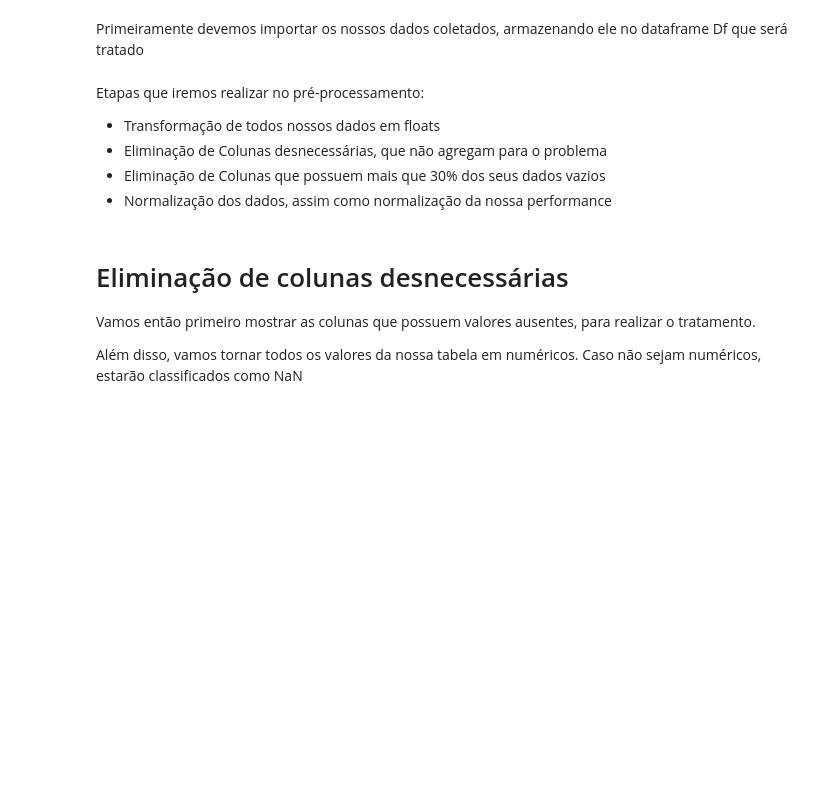
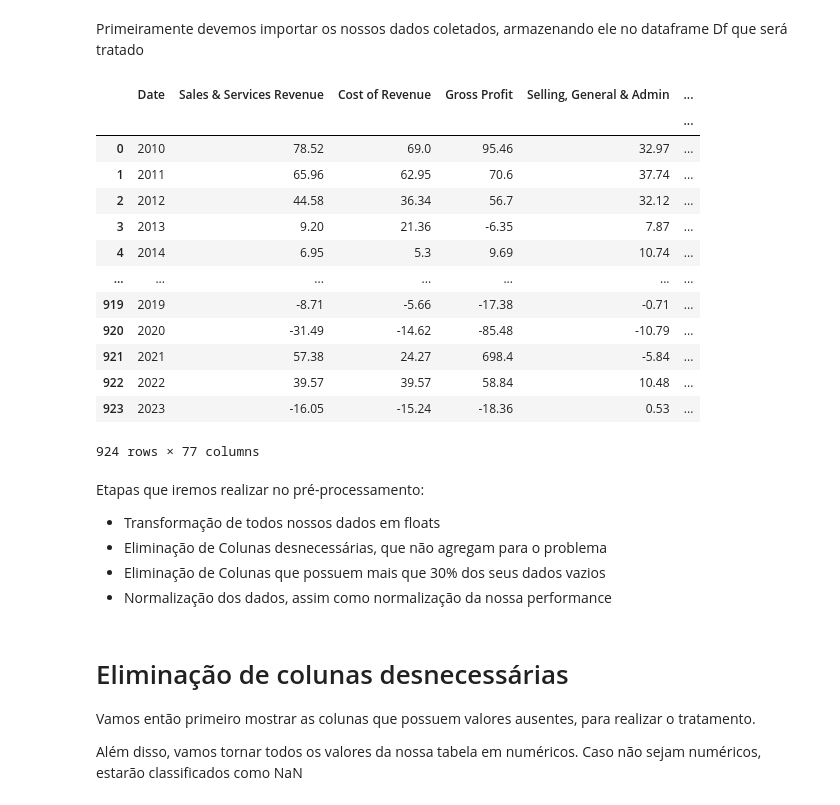
Before and after one commit to JoaoDelVecchio/PO-233-Aprendizado-de-Maquina, a Jupyter notebook: Pré-Processamento/processamento.ipynb, the cells around one changed output. Drawn from its saved outputs; the diff is of its cells as text; code cells hidden in the pictures; blank space fills up the shorter version.

```diff
--- a/Pré-Processamento/processamento.ipynb
+++ b/Pré-Processamento/processamento.ipynb
@@ -3,12 +3,28 @@ Primeiramente devemos importar os nossos dados coletados, armazenando ele no dat
 # %%
 import pandas as pd
 
 # Carregar o arquivo CSV
 file_path = 'C:\\Users\\delve\\OneDrive\\Eu\\GitHub\\PO-233-Aprendizado-de-Maquina\\Coleta de dados\\saida.csv'
 df = pd.read_csv(file_path, index_col=0)
 
 # Exibir as primeiras linhas do dataframe para entender sua estrutura
-# df.head()
+df.head()
+df
+# %% [output]
+|  | Date | Sales & Services Revenue | Cost of Revenue | Gross Profit | Selling, General & Admin | ... |
+|  |  |  |  |  |  | ... |
+| 0 | 2010 | 78.52 | 69.0 | 95.46 | 32.97 | ... |
+| 1 | 2011 | 65.96 | 62.95 | 70.6 | 37.74 | ... |
+| 2 | 2012 | 44.58 | 36.34 | 56.7 | 32.12 | ... |
+| 3 | 2013 | 9.20 | 21.36 | -6.35 | 7.87 | ... |
+| 4 | 2014 | 6.95 | 5.3 | 9.69 | 10.74 | ... |
+| ... | ... | ... | ... | ... | ... | ... |
+| 919 | 2019 | -8.71 | -5.66 | -17.38 | -0.71 | ... |
+| 920 | 2020 | -31.49 | -14.62 | -85.48 | -10.79 | ... |
+| 921 | 2021 | 57.38 | 24.27 | 698.4 | -5.84 | ... |
+| 922 | 2022 | 39.57 | 39.57 | 58.84 | 10.48 | ... |
+| 923 | 2023 | -16.05 | -15.24 | -18.36 | 0.53 | ... |
+924 rows × 77 columns
 # %% [markdown]
 Etapas que iremos realizar no pré-processamento:
 * Transformação de todos nossos dados em floats
```
Also changed, not shown: parts of 8 cells of this notebook, 7 other files.
